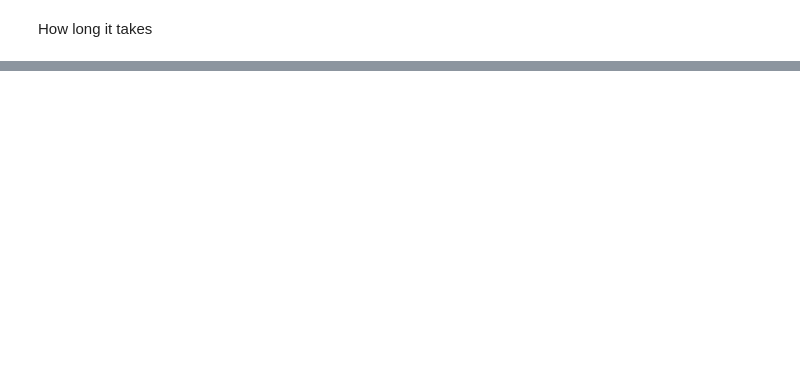
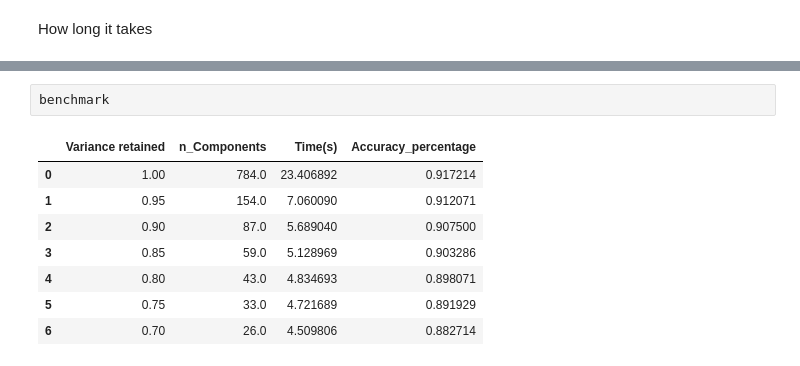
Before and after one commit to wrk1231/DataAnalysis-ML, a Jupyter notebook: project3.ipynb, the cells around one changed output, grey strips where cells are left out. Saved outputs shown, nothing was run; the diff lists cells and outputs as text; blank space fills up the shorter version.

```diff
--- a/project3.ipynb
+++ b/project3.ipynb
@@ -224 +181,12 @@ Please also refer to the documentation for alternative solver options:
+# %%
+benchmark
+# %% [output]
+|  | Variance retained | n_Components | Time(s) | Accuracy_percentage |
+| 0 | 1.00 | 784.0 | 23.406892 | 0.917214 |
+| 1 | 0.95 | 154.0 | 7.060090 | 0.912071 |
+| 2 | 0.90 | 87.0 | 5.689040 | 0.907500 |
+| 3 | 0.85 | 59.0 | 5.128969 | 0.903286 |
+| 4 | 0.80 | 43.0 | 4.834693 | 0.898071 |
+| 5 | 0.75 | 33.0 | 4.721689 | 0.891929 |
+| 6 | 0.70 | 26.0 | 4.509806 | 0.882714 |
 # %%
```
Also changed, not shown: parts of 19 cells of this notebook.
